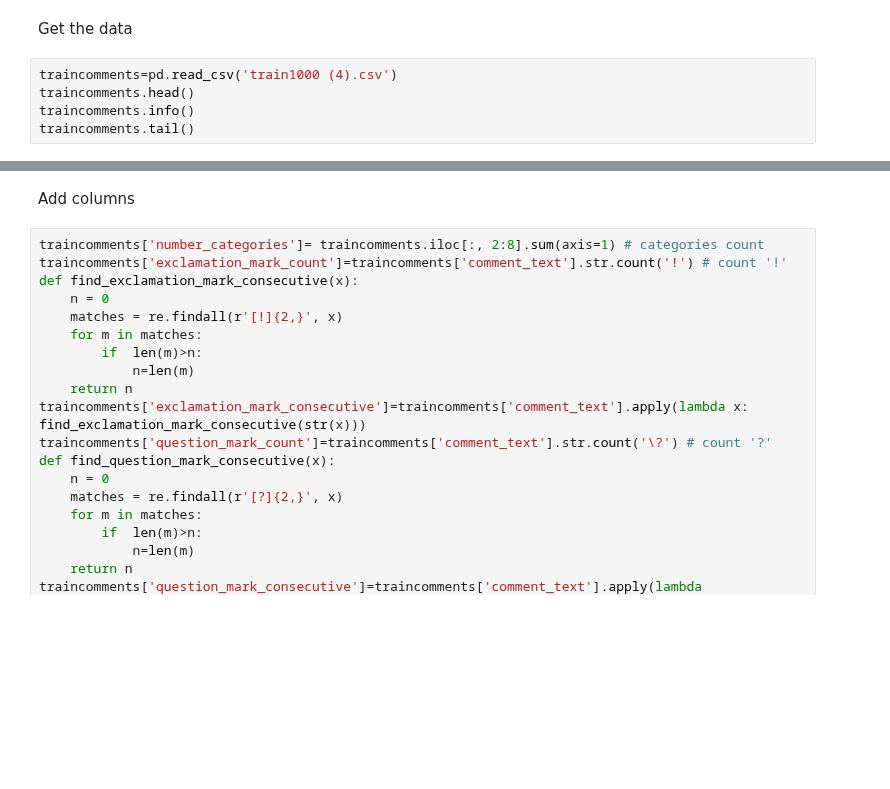
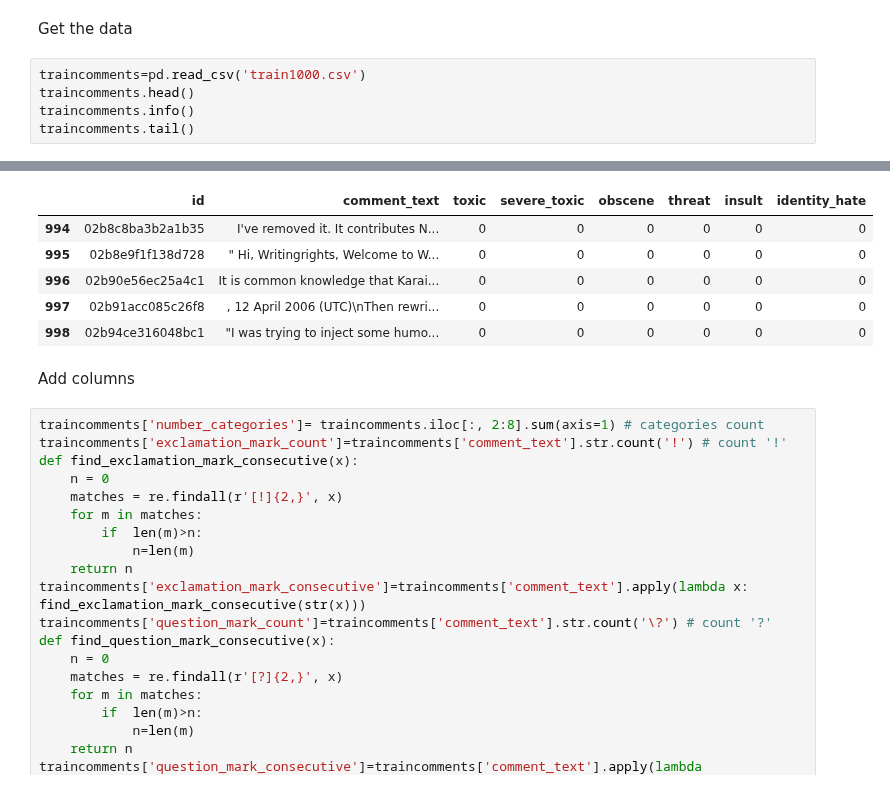
Before and after one commit to orbenishay/Classification, a Jupyter notebook: Toxic_comments_classification.ipynb, the cells around one changed output, grey strips where cells are left out. Saved outputs shown, nothing was run; the diff lists cells and outputs as text; blank space fills up the shorter version.

```diff
--- a/Toxic_comments_classification.ipynb
+++ b/Toxic_comments_classification.ipynb
@@ -92,7 +95,7 @@ Saving train1000.csv to train1000 (4).csv
 # %% [markdown]
 Get the data
 # %%
-traincomments=pd.read_csv('train1000 (4).csv')
+traincomments=pd.read_csv('train1000.csv')
 traincomments.head()
 traincomments.info()
 traincomments.tail()
@@ -117,3 +118,9 @@ memory usage: 173.8+ KB
+|  | id | comment_text | toxic | severe_toxic | obscene | threat | insult | identity_hate |
+| 994 | 02b8c8ba3b2a1b35 | I've removed it. It contributes N... | 0 | 0 | 0 | 0 | 0 | 0 |
+| 995 | 02b8e9f1f138d728 | " Hi, Writingrights, Welcome to W... | 0 | 0 | 0 | 0 | 0 | 0 |
+| 996 | 02b90e56ec25a4c1 | It is common knowledge that Karai... | 0 | 0 | 0 | 0 | 0 | 0 |
+| 997 | 02b91acc085c26f8 | , 12 April 2006 (UTC)\nThen rewri... | 0 | 0 | 0 | 0 | 0 | 0 |
+| 998 | 02b94ce316048bc1 | "I was trying to inject some humo... | 0 | 0 | 0 | 0 | 0 | 0 |
 # %% [markdown]
 Add columns
 # %%
```
Also changed, not shown: parts of 11 cells of this notebook.
